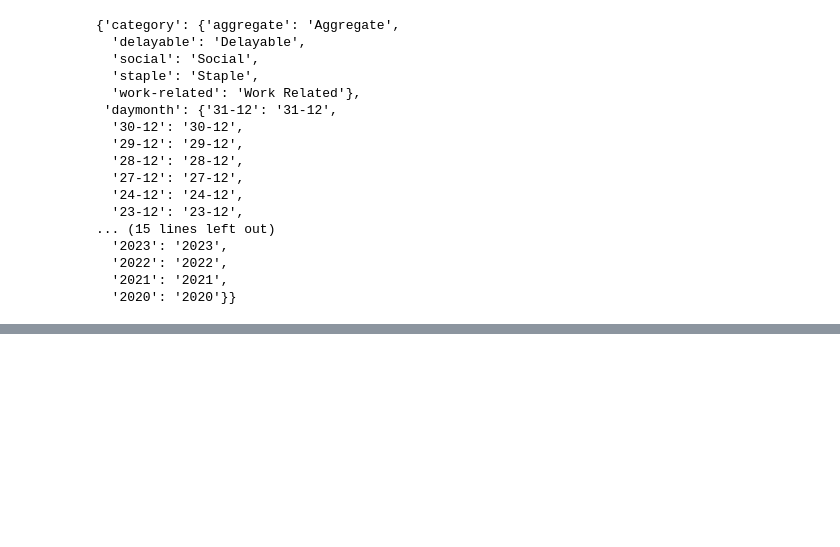
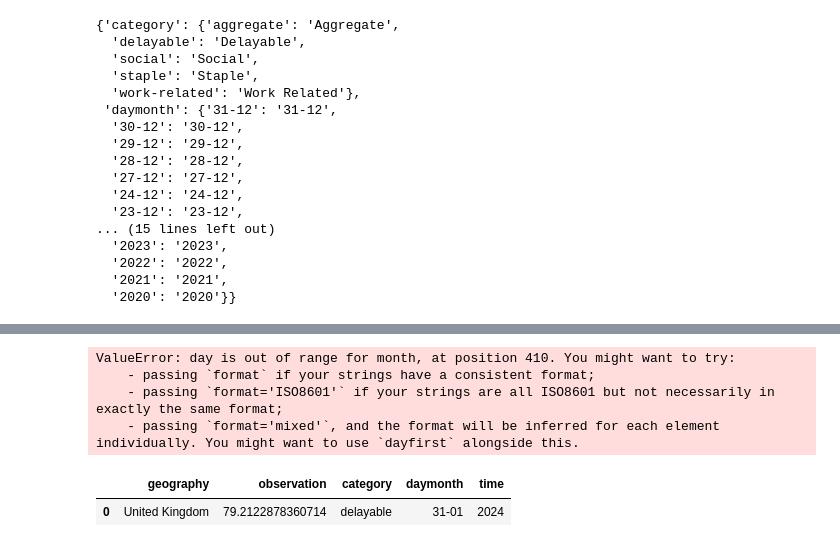
Before and after one commit to hbarnes163/software_engineering_sum1, a Jupyter notebook: ons_data_viewer.ipynb, the cells around one changed output, grey strips where cells are left out. Saved outputs shown, nothing was run; the diff lists cells and outputs as text; code cells hidden in the pictures; blank space fills up the shorter version.

Commit message:
Return whole time series

```diff
--- a/ons_data_viewer.ipynb
+++ b/ons_data_viewer.ipynb
@@ -93,22 +93,28 @@ valid_dims
 # %%
 selected_request = {'category' : 'aggregate', 'daymonth' : '31-01', 'geography': 'K02000001', 'time': '*'}
 
-response = requests.get(url_to_use + "/observations", params = selected_request)
+def return_data(url, request: dict):
 
-observations = response.json()['observations']
+    response = requests.get(url + "/observations", params = request)
 
-variable = [key for key, value in selected_request.items() if value == '*'][0]
+    if (response.status_code != 200):
+        print("Request not valid please check parameters")
+        return pd.DataFrame()
 
-summary = []
-for observation in observations:
-    id = next(iter(observation['dimensions'].values()))['label']
-    summary.append({variable: id, "observation": observation["observation"]})
-df = pd.DataFrame(summary)
+    observations = response.json()['observations']
 
-for name in selected_request.keys():
-    if (name in df.columns):
-        next
-    else:
-        df[name] = selected_request[name]
+    variable = [key for key, value in request.items() if value == '*'][0]
 
-df
+    summary = []
+    for observation in observations:
+        id = next(iter(observation['dimensions'].values()))['label']
+        summary.append({variable: id, "observation": observation["observation"]})
+    df = pd.DataFrame(summary)
+
+    for name in request.keys():
+        if (name in df.columns):
+            next
+        else:
+            df[name] = request[name]
+
+    return df
@@ -148,0 +121,21 @@ for observation in observations:
+# %%
+years = find_dimensions(url_to_use)['time'].values()
+
+all_data = pd.DataFrame()
+for year in years:
+    year_data = return_data(url_to_use, {'category' : 'delayable', 'daymonth' : '*', 'geography': 'K02000001', 'time': year})
+    all_data = pd.concat([all_data, year_data])
+
+all_data['date'] = pd.to_datetime(all_data['daymonth'].astype(str) + '-' + all_data['time'].astype(str), format='%d-%m-%Y')
+
+all_data
+# %% [output]
+ValueError: day is out of range for month, at position 410. You might want to try:
+    - passing `format` if your strings have a consistent format;
+    - passing `format='ISO8601'` if your strings are all ISO8601 but not necessarily in exactly the same format;
+    - passing `format='mixed'`, and the format will be inferred for each element individually. You might want to use `dayfirst` alongside this.
+# %%
+return_data(url_to_use, {'category' : 'delayable', 'daymonth' : '31-01', 'geography': 'K02000001', 'time': '2024'})
+# %% [output]
+|  | geography | observation | category | daymonth | time |
+| 0 | United Kingdom | 79.2122878360714 | delayable | 31-01 | 2024 |
```
Also changed, not shown: parts of 3 cells of this notebook.
